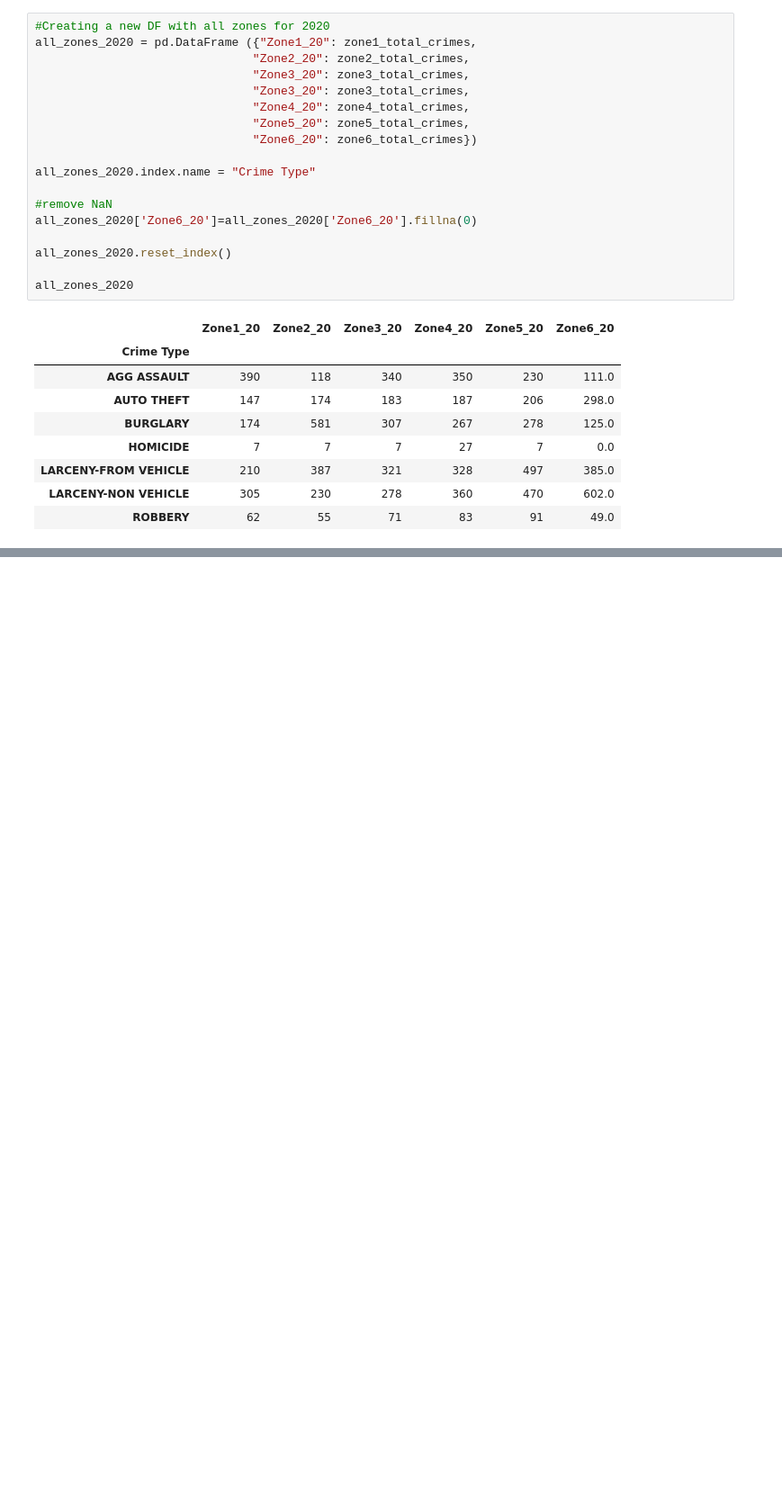
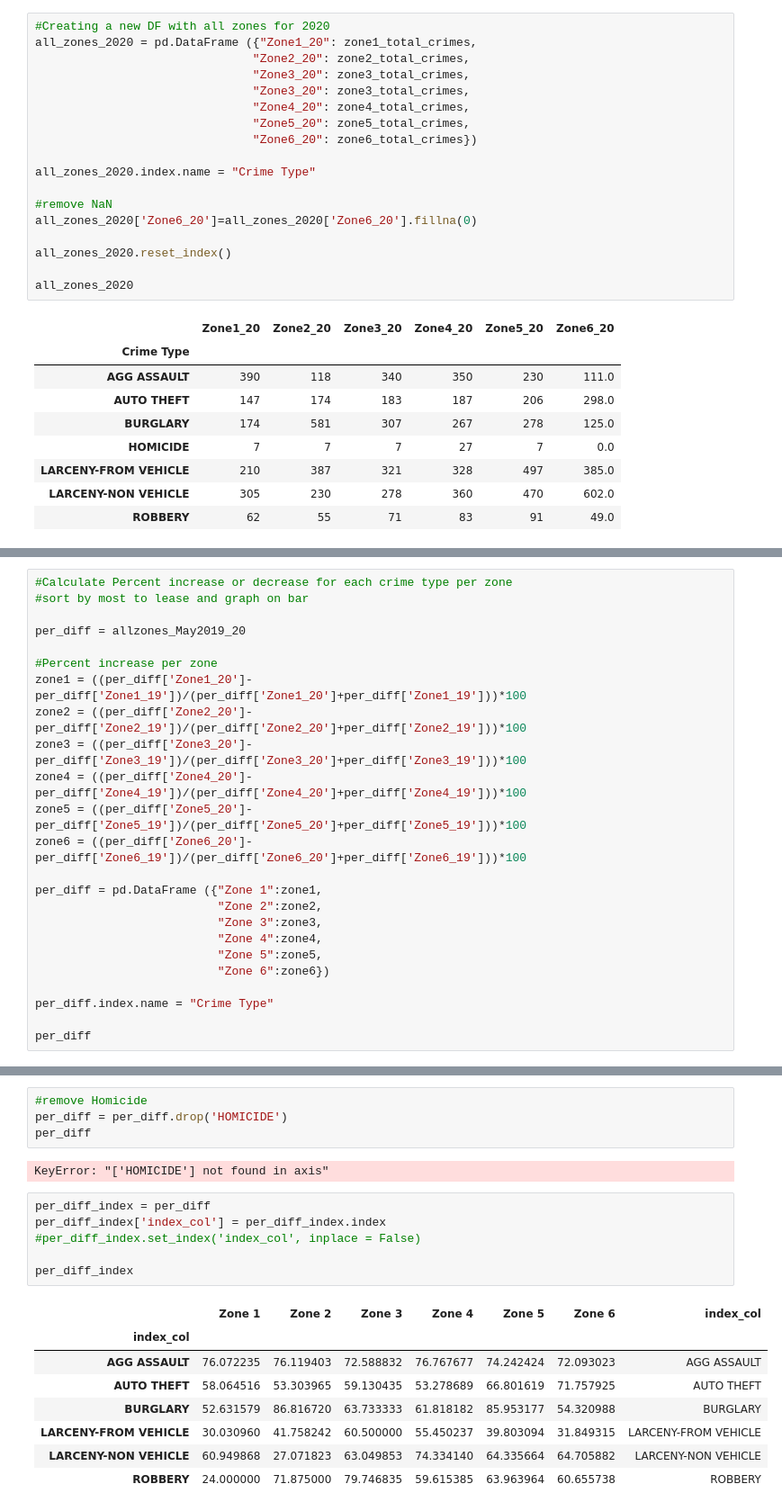
Before and after one commit to lrios215/project_1, a Jupyter notebook: Project1.ipynb, the cells around one changed output, grey strips where cells are left out. Shown at 90% size. Saved outputs shown, nothing was run; the diff lists cells and outputs as text; blank space fills up the shorter version.

```diff
--- a/Project1.ipynb
+++ b/Project1.ipynb
@@ -236,3 +255,27 @@ allzones_May2019_20
 | LARCENY-FROM VEHICLE | 113 | 159 | 79 | 94 | 214.0 | 199 | 210 | 387 | 321 | 328 | ... |
 | LARCENY-NON VEHICLE | 74 | 132 | 63 | 53 | 102.0 | 129 | 305 | 230 | 278 | 360 | ... |
 | ROBBERY | 38 | 9 | 8 | 21 | 20.0 | 12 | 62 | 55 | 71 | 83 | ... |
+# %%
+#Calculate Percent increase or decrease for each crime type per zone
+#sort by most to lease and graph on bar
+
+per_diff = allzones_May2019_20
+
+#Percent increase per zone
+zone1 = ((per_diff['Zone1_20']-per_diff['Zone1_19'])/(per_diff['Zone1_20']+per_diff['Zone1_19']))*100
+zone2 = ((per_diff['Zone2_20']-per_diff['Zone2_19'])/(per_diff['Zone2_20']+per_diff['Zone2_19']))*100
+zone3 = ((per_diff['Zone3_20']-per_diff['Zone3_19'])/(per_diff['Zone3_20']+per_diff['Zone3_19']))*100
+zone4 = ((per_diff['Zone4_20']-per_diff['Zone4_19'])/(per_diff['Zone4_20']+per_diff['Zone4_19']))*100
+zone5 = ((per_diff['Zone5_20']-per_diff['Zone5_19'])/(per_diff['Zone5_20']+per_diff['Zone5_19']))*100
+zone6 = ((per_diff['Zone6_20']-per_diff['Zone6_19'])/(per_diff['Zone6_20']+per_diff['Zone6_19']))*100
+
+per_diff = pd.DataFrame ({"Zone 1":zone1,
+                          "Zone 2":zone2,
+                          "Zone 3":zone3,
+                          "Zone 4":zone4,
+                          "Zone 5":zone5,
+                          "Zone 6":zone6})
+
+per_diff.index.name = "Crime Type"
+
+per_diff
@@ -238,0 +292,21 @@ allzones_May2019_20
+# %%
+#remove Homicide
+per_diff = per_diff.drop('HOMICIDE')
+per_diff
+# %% [output]
+KeyError: "['HOMICIDE'] not found in axis"
+# %%
+per_diff_index = per_diff
+per_diff_index['index_col'] = per_diff_index.index
+#per_diff_index.set_index('index_col', inplace = False)
+
+per_diff_index
+# %% [output]
+|  | Zone 1 | Zone 2 | Zone 3 | Zone 4 | Zone 5 | Zone 6 | index_col |
+| index_col |  |  |  |  |  |  |  |
+| AGG ASSAULT | 76.072235 | 76.119403 | 72.588832 | 76.767677 | 74.242424 | 72.093023 | AGG ASSAULT |
+| AUTO THEFT | 58.064516 | 53.303965 | 59.130435 | 53.278689 | 66.801619 | 71.757925 | AUTO THEFT |
+| BURGLARY | 52.631579 | 86.816720 | 63.733333 | 61.818182 | 85.953177 | 54.320988 | BURGLARY |
+| LARCENY-FROM VEHICLE | 30.030960 | 41.758242 | 60.500000 | 55.450237 | 39.803094 | 31.849315 | LARCENY-FROM VEHICLE |
+| LARCENY-NON VEHICLE | 60.949868 | 27.071823 | 63.049853 | 74.334140 | 64.335664 | 64.705882 | LARCENY-NON VEHICLE |
+| ROBBERY | 24.000000 | 71.875000 | 79.746835 | 59.615385 | 63.963964 | 60.655738 | ROBBERY |
```
Also changed, not shown: parts of 8 cells of this notebook, 3 other files.
